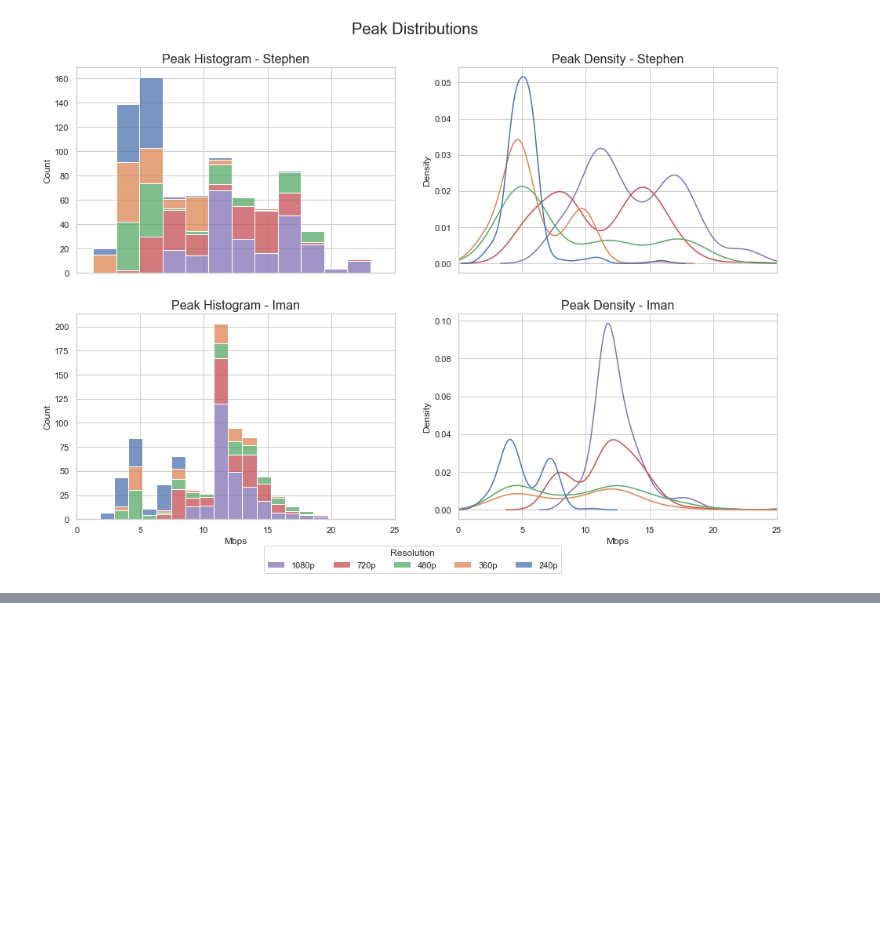
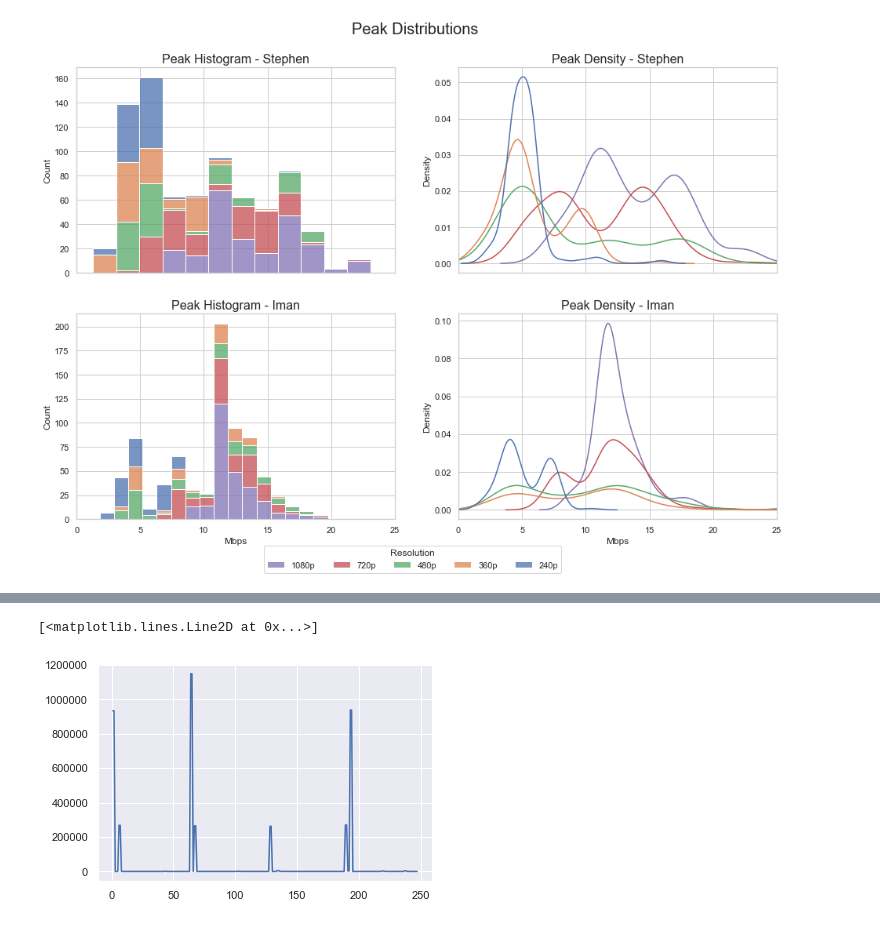
Before and after one commit to stephdoan/ResRecovery, a Jupyter notebook: notebooks/EDA.ipynb, the cells around one changed output, grey strips where cells are left out. Drawn from its saved outputs; the diff is of its cells as text; code cells hidden in the pictures; blank space fills up the shorter version.

```diff
--- a/notebooks/EDA.ipynb
+++ b/notebooks/EDA.ipynb
@@ -175,0 +148,20 @@ stdoan_resample_lst = [convert_ms_df(df).resample(size, on='Time').sum() for df
+# %%
+two_four_script = os.listdir(two_four_fp)
+three_six_script = os.listdir(three_six_fp)
+four_eight_script = os.listdir(four_eight_fp)
+seven_two_script = os.listdir(seven_two_fp)
+ten_eight_script = os.listdir(ten_eight_fp)
+# %%
+script_240_lst = [pd.read_csv(two_four_fp + fp) for fp in two_four_script]
+script_360_lst = [pd.read_csv(three_six_fp + fp) for fp in three_six_script]
+script_480_lst = [pd.read_csv(four_eight_fp + fp) for fp in four_eight_script]
+script_720_lst = [pd.read_csv(seven_two_fp + fp) for fp in seven_two_script]
+script_1080_lst = [pd.read_csv(ten_eight_fp + fp) for fp in ten_eight_script]
+# %%
+chunk_240_lst = sum([chunk_data(df) for df in script_240_lst], [])
+chunk_360_lst = sum([chunk_data(df) for df in script_360_lst], [])
+chunk_480_lst = sum([chunk_data(df) for df in script_480_lst], [])
+chunk_720_lst = sum([chunk_data(df) for df in script_720_lst], [])
+chunk_1080_lst = sum([chunk_data(df) for df in script_1080_lst], [])
+# %%
+test_rolling = chunk_480_lst[3][['2->1Bytes']].rolling(2).mean()
@@ -175,0 +170,5 @@ stdoan_resample_lst = [convert_ms_df(df).resample(size, on='Time').sum() for df
+# %%
+plt.plot(test_rolling['2->1Bytes'].values)
+# %% [output]
+[<matplotlib.lines.Line2D at 0x...>]
+[figure, added]
```
Also changed, not shown: parts of 41 cells of this notebook.
